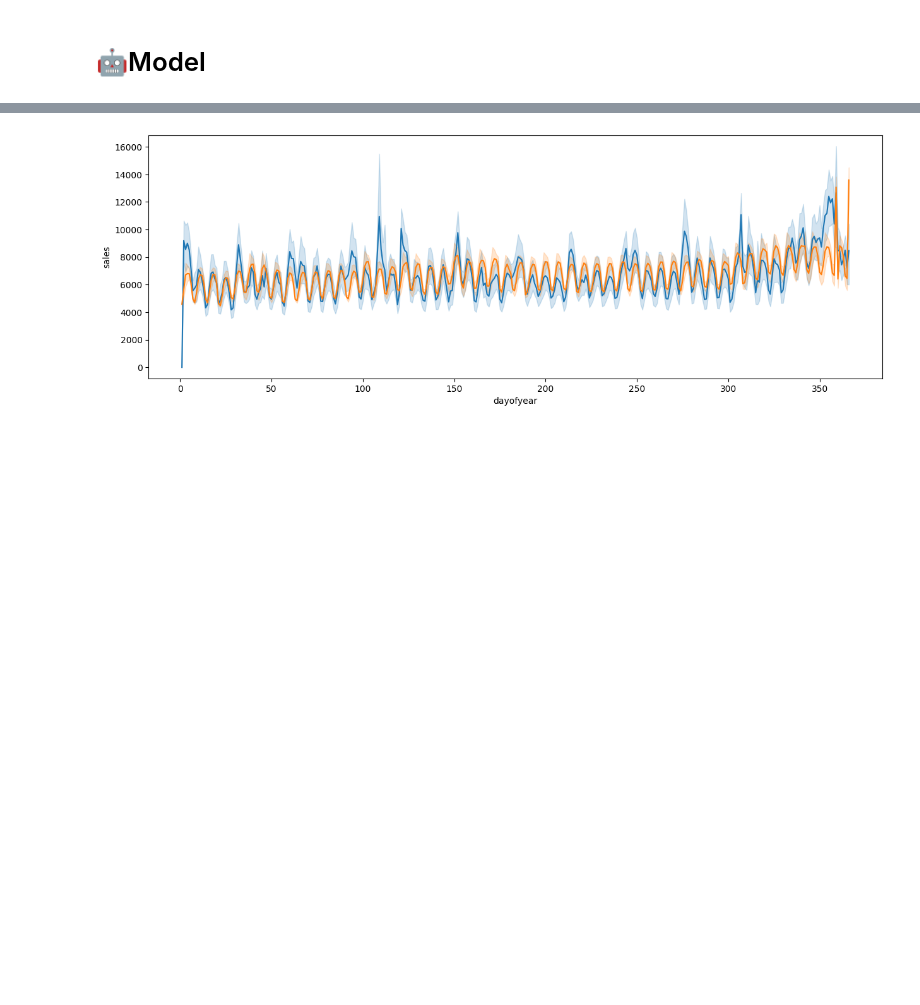
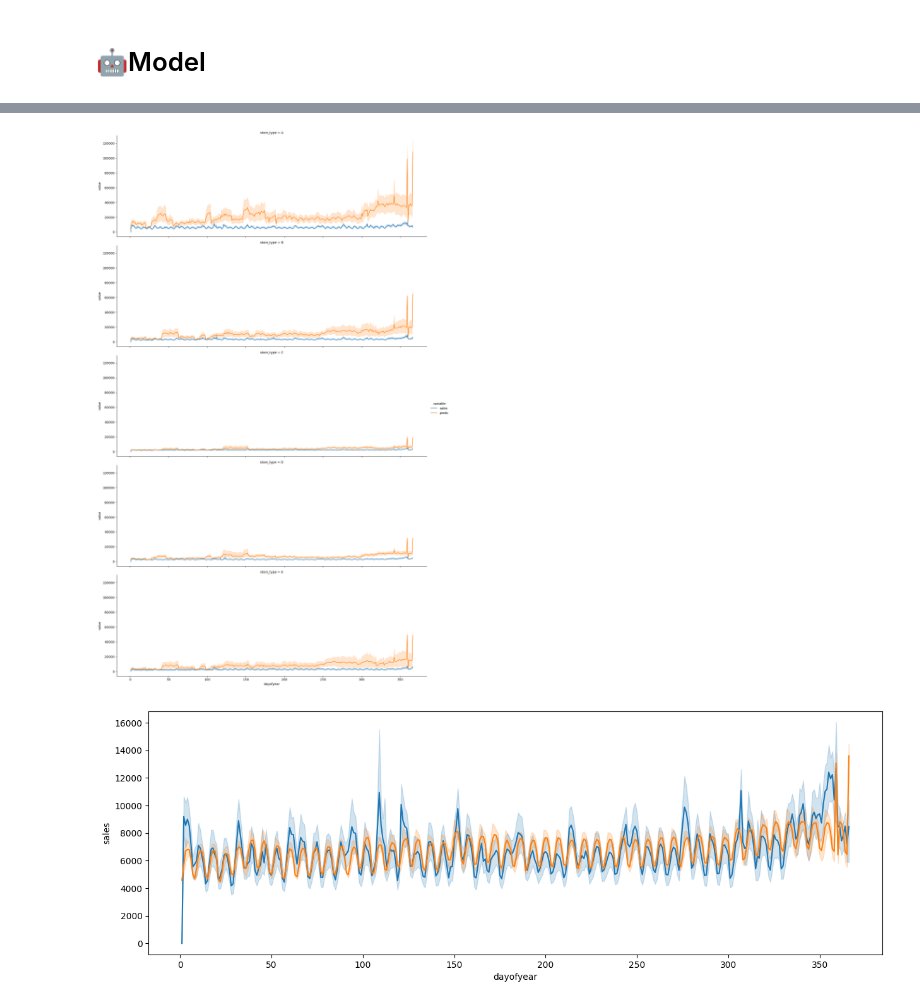
Before and after one commit to cmd-master/store-sales, a Jupyter notebook: store-sales.ipynb, the cells around one changed output, grey strips where cells are left out. Cells and saved outputs as stored; diff of their text form; code cells hidden in the pictures; blank space fills up the shorter version.

```diff
--- a/store-sales.ipynb
+++ b/store-sales.ipynb
@@ -282,3 +351,25 @@ sns.relplot(g, x='dayofyear', y='value', hue='variable'
+# %%
+## Train first all items. then get the item.
+## If this does not match then there is something wrong with how
+## I reset the index.
+g = train.copy()
+# models, pipes = trainModels(g)
+
+g['preds'] = (g.groupby(['family', 'store_type'])
+              .apply(makePredictions, models, pipes)
+              .reset_index(['family', 'store_type'], drop=True))
+
+g = g.query('family == "GROCERY I"')
+
+g = g[['store_type', 'sales', 'preds', 'dayofyear']]
+g = pd.melt(g, id_vars=['store_type', 'dayofyear'])
+
+sns.relplot(g, x='dayofyear', y='value', hue='variable'
+            , row='store_type'
+            , row_order=list('ABCDE')
+            , kind='line', aspect=3);
+# %% [output]
+[figure, added]
 # %%
 g = train.query('family == "GROCERY I"')
 g = g.query('store_type == "A"')
```
Also changed, not shown: parts of 23 cells of this notebook.
